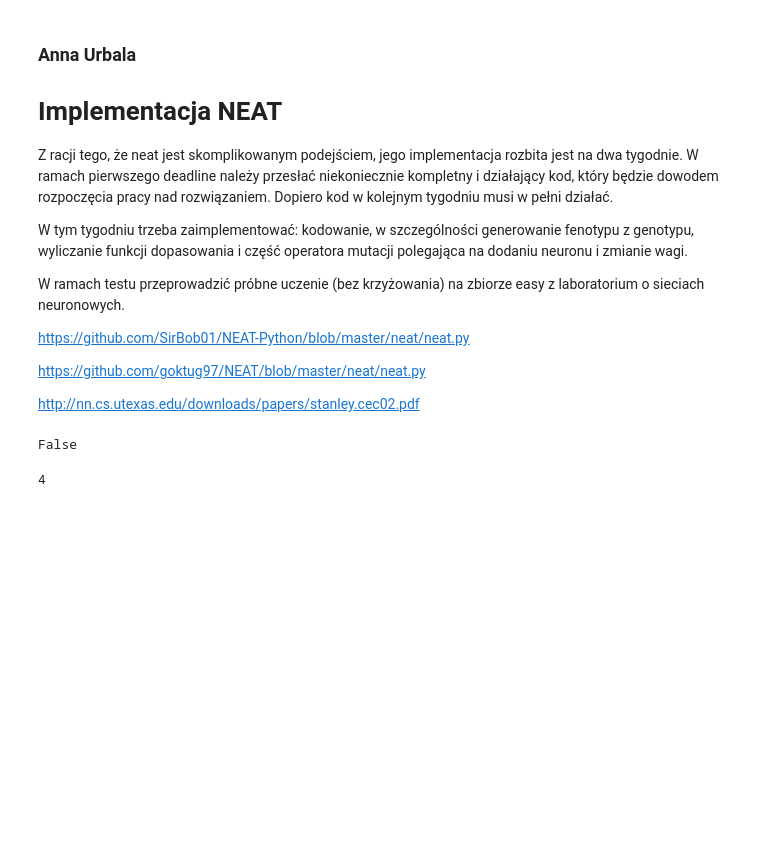
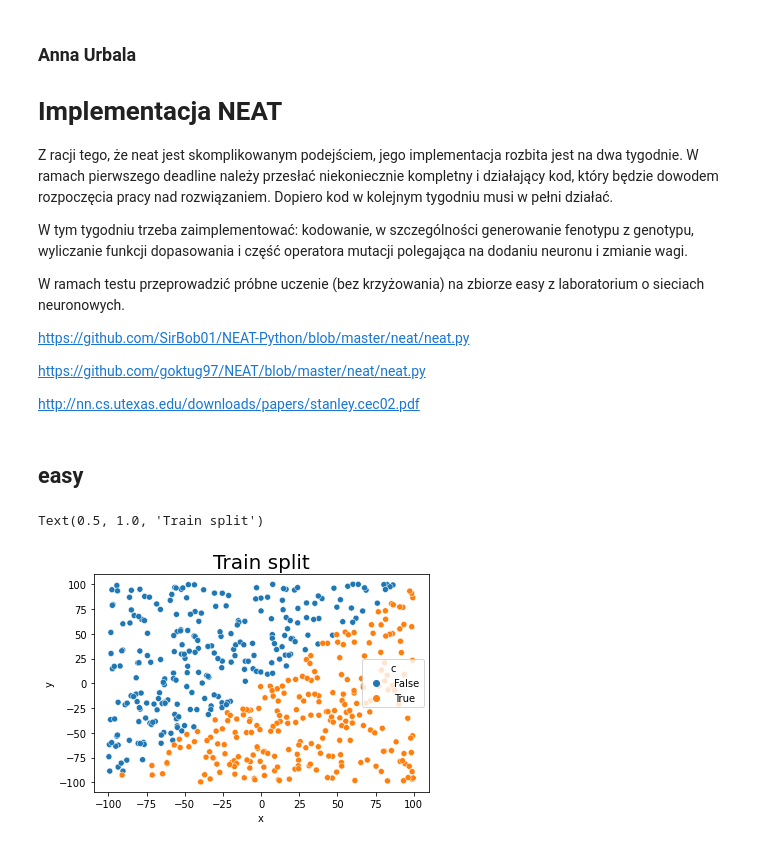
Before and after one commit to niladrem/mioad, a Jupyter notebook: lab12.ipynb, the cells around one changed output. Drawn from its saved outputs; the diff is of its cells as text; code cells hidden in the pictures; blank space fills up the shorter version.

```diff
--- a/lab12.ipynb
+++ b/lab12.ipynb
@@ -437,9 +454,13 @@ class Evaluator(ABC):
-# %%
-a = {1: "4", 4: "3"}
-6 in a
-# %% [output]
-False
-# %%
-abs(-4)
-# %% [output]
-4
+# %% [markdown]
+## easy
+# %%
+import pandas as pd
+import seaborn as sns
+from matplotlib import pyplot as plt
+train_df = pd.read_csv('./mio1/classification/easy-training.csv')
+test_df = pd.read_csv('./mio1/classification/easy-test.csv')
+sns.scatterplot(x='x', y='y', hue='c', data=train_df)
+plt.title('Train split', fontsize=20)
+# %% [output]
+Text(0.5, 1.0, 'Train split')
+[figure, added]
```
Also changed, not shown: parts of 11 cells of this notebook.
